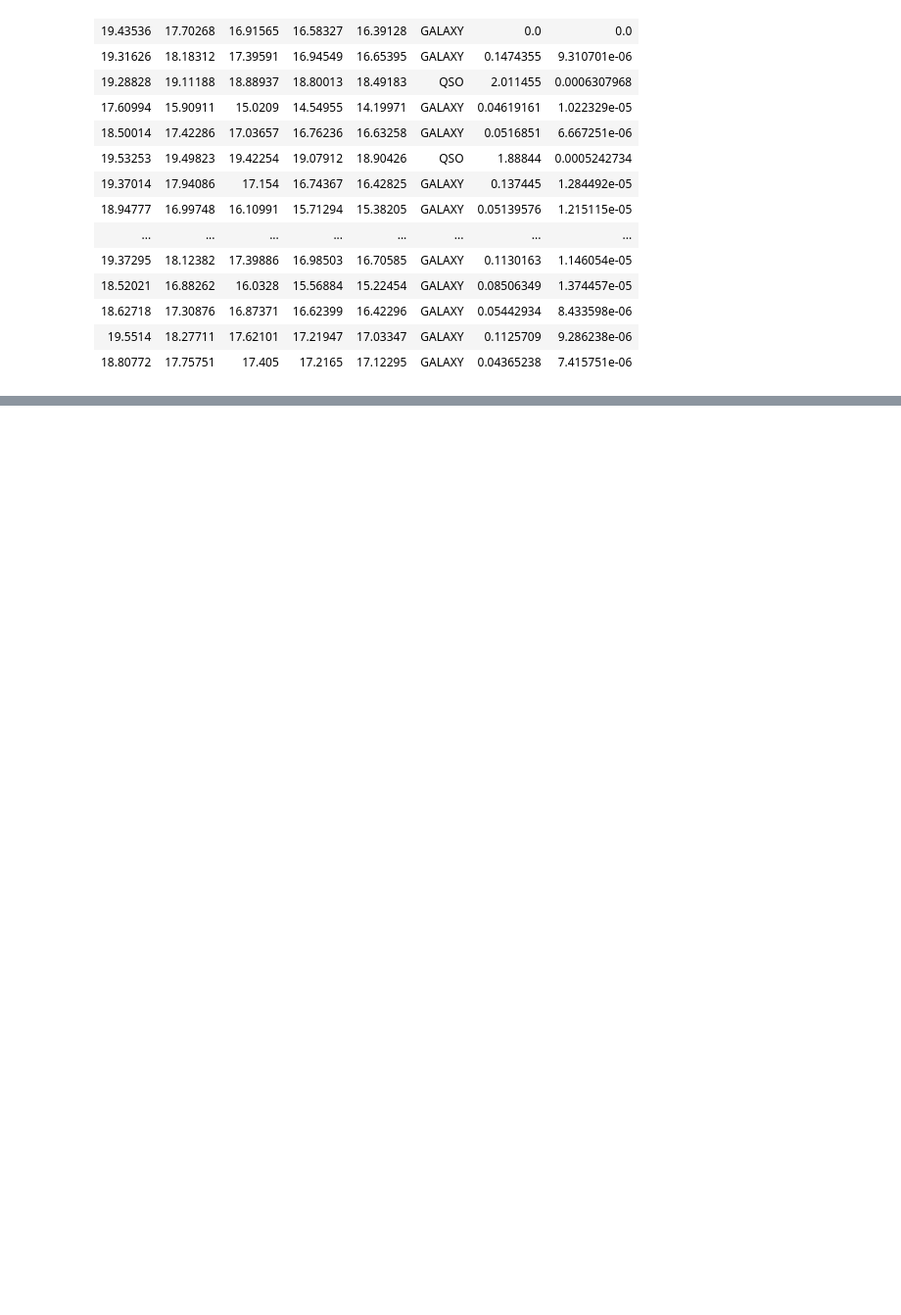
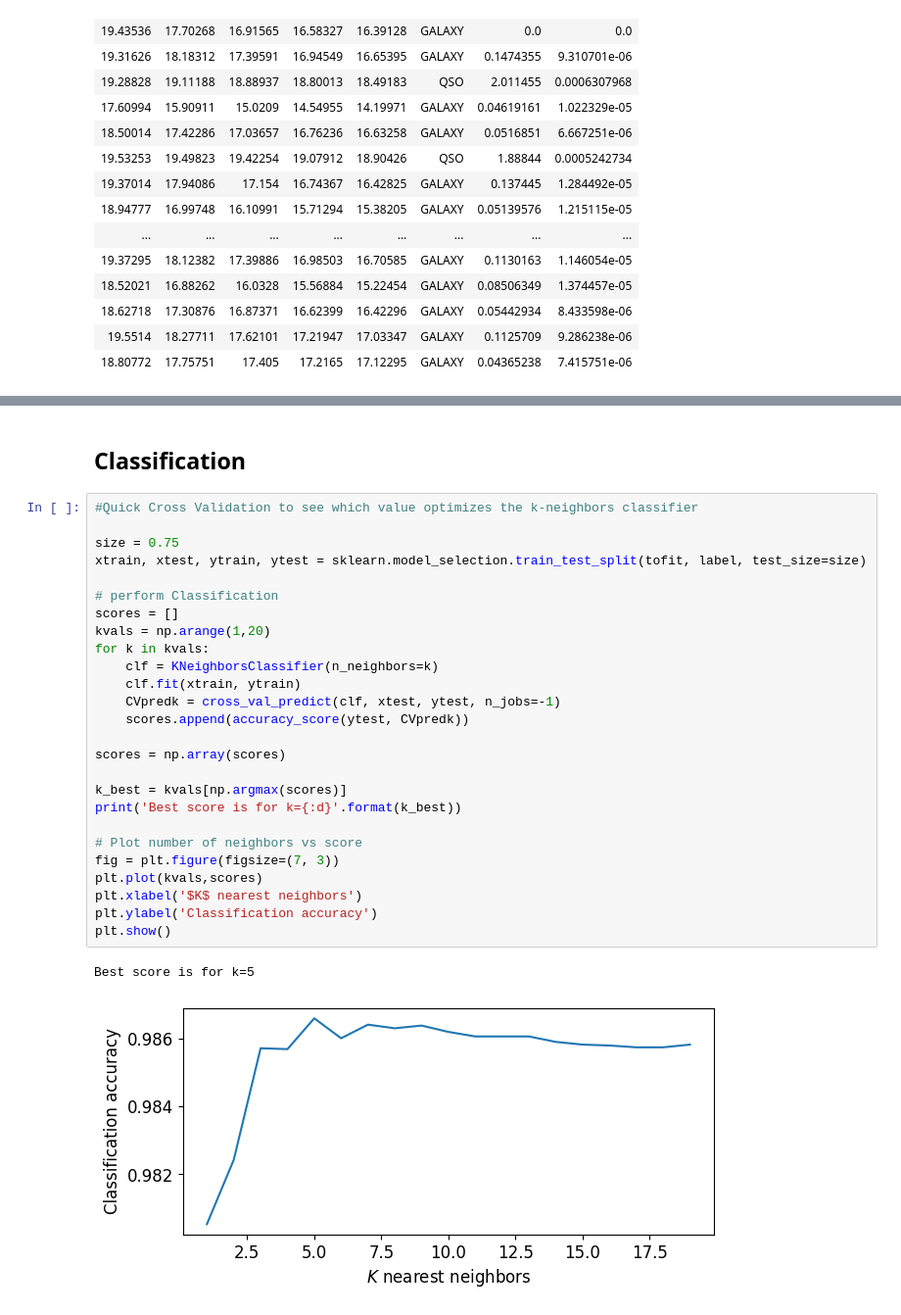
Before and after one commit to olli-e-benji/Astrostatistics-and-Machine-Learning-2023, a Jupyter notebook: working/L19_ClassificationQuasarGalaxy.ipynb, the cells around one changed output, grey strips where cells are left out. Shown at 98% size. Cells and saved outputs as stored; diff of their text form; blank space fills up the shorter version.

```diff
--- a/working/L19_ClassificationQuasarGalaxy.ipynb
+++ b/working/L19_ClassificationQuasarGalaxy.ipynb
@@ -89,4 +82,35 @@ CORNER_KWARGS = dict(
 corner.corner(tofit, **CORNER_KWARGS);
 # %% [output]
 [figure]
+# %% [markdown]
+## Classification
+# %%
+#Quick Cross Validation to see which value optimizes the k-neighbors classifier
+
+size = 0.75
+xtrain, xtest, ytrain, ytest = sklearn.model_selection.train_test_split(tofit, label, test_size=size)
+
+# perform Classification
+scores = []
+kvals = np.arange(1,20)
+for k in kvals:
+    clf = KNeighborsClassifier(n_neighbors=k)
+    clf.fit(xtrain, ytrain)
+    CVpredk = cross_val_predict(clf, xtest, ytest, n_jobs=-1)
+    scores.append(accuracy_score(ytest, CVpredk))
+
+scores = np.array(scores)
+
+k_best = kvals[np.argmax(scores)]
+print('Best score is for k={:d}'.format(k_best))
+
+# Plot number of neighbors vs score
+fig = plt.figure(figsize=(7, 3))
+plt.plot(kvals,scores)
+plt.xlabel('$K$ nearest neighbors')
+plt.ylabel('Classification accuracy')
+plt.show()
+# %% [output]
+Best score is for k=5
+[figure, added]
 # %%
```
Also changed, not shown: parts of 24 cells of this notebook.
